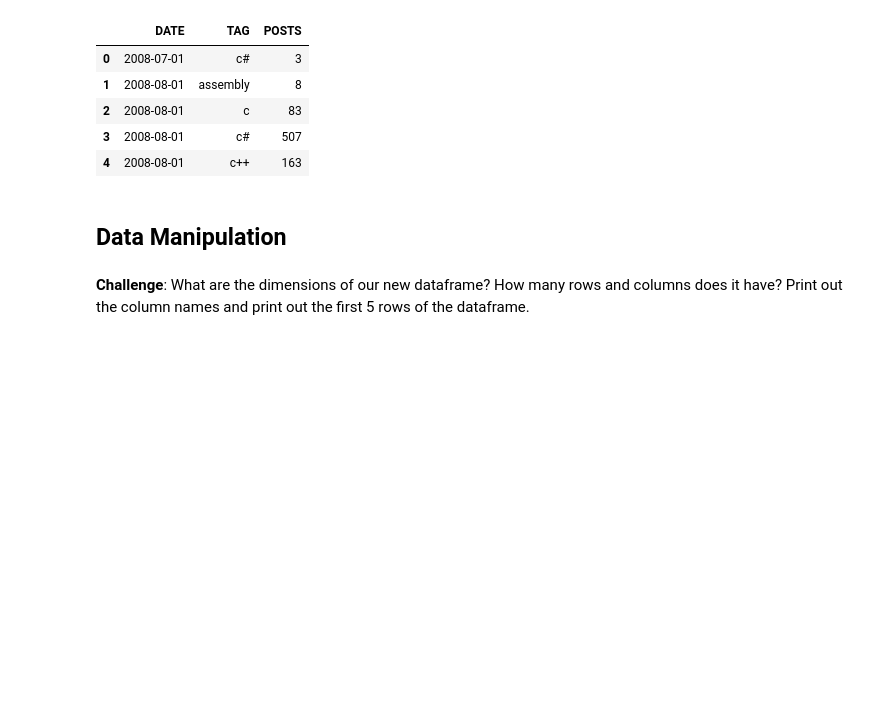
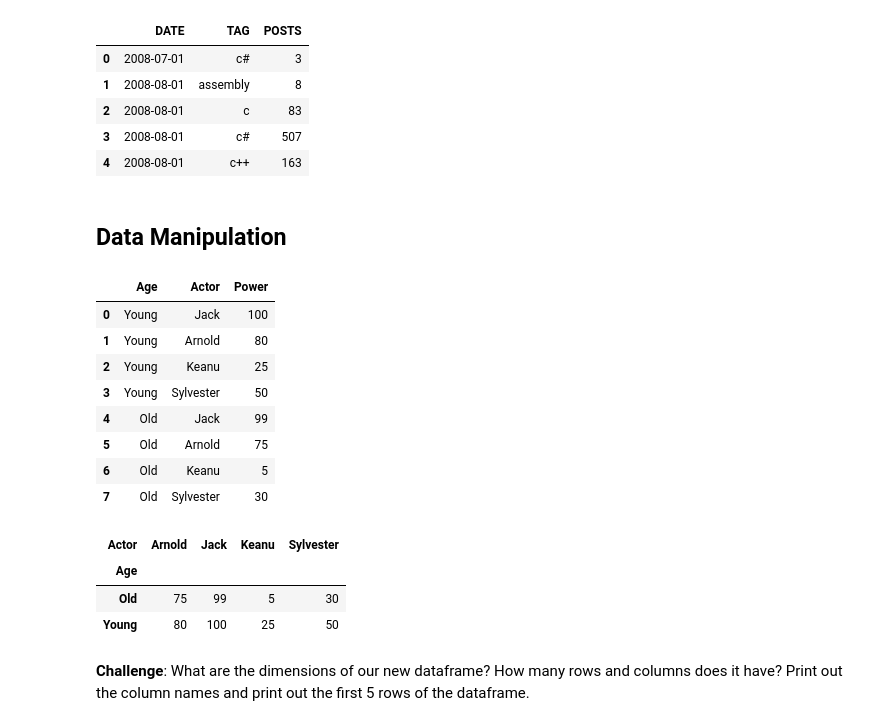
Before and after one commit to halilcodes/programming-langs-stats, a Jupyter notebook: Programming_Languages_(start).ipynb, the cells around one changed output. Saved outputs shown, nothing was run; the diff lists cells and outputs as text; code cells hidden in the pictures; blank space fills up the shorter version.

Commit message:
finish Data Manipulation

```diff
--- a/Programming_Languages_(start).ipynb
+++ b/Programming_Languages_(start).ipynb
@@ -118,5 +118,28 @@ df.head()
 | 4 | 2008-08-01 | c++ | 163 |
 # %% [markdown]
 ## Data Manipulation
+# %%
+test_df = pd.DataFrame({'Age': ['Young', 'Young', 'Young', 'Young', 'Old', 'Old', 'Old', 'Old'],
+                        'Actor': ['Jack', 'Arnold', 'Keanu', 'Sylvester', 'Jack', 'Arnold', 'Keanu', 'Sylvester'],
+                        'Power': [100, 80, 25, 50, 99, 75, 5, 30]})
+test_df
+# %% [output]
+|  | Age | Actor | Power |
+| 0 | Young | Jack | 100 |
+| 1 | Young | Arnold | 80 |
+| 2 | Young | Keanu | 25 |
+| 3 | Young | Sylvester | 50 |
+| 4 | Old | Jack | 99 |
+| 5 | Old | Arnold | 75 |
+| 6 | Old | Keanu | 5 |
+| 7 | Old | Sylvester | 30 |
+# %%
+pivoted_df = test_df.pivot(index="Age", columns="Actor", values="Power")
+pivoted_df
+# %% [output]
+| Actor | Arnold | Jack | Keanu | Sylvester |
+| Age |  |  |  |  |
+| Old | 75 | 99 | 5 | 30 |
+| Young | 80 | 100 | 25 | 50 |
 # %% [markdown]
 **Challenge**: What are the dimensions of our new dataframe? How many rows and columns does it have? Print out the column names and print out the first 5 rows of the dataframe.
```
Also changed, not shown: parts of 6 cells of this notebook.
